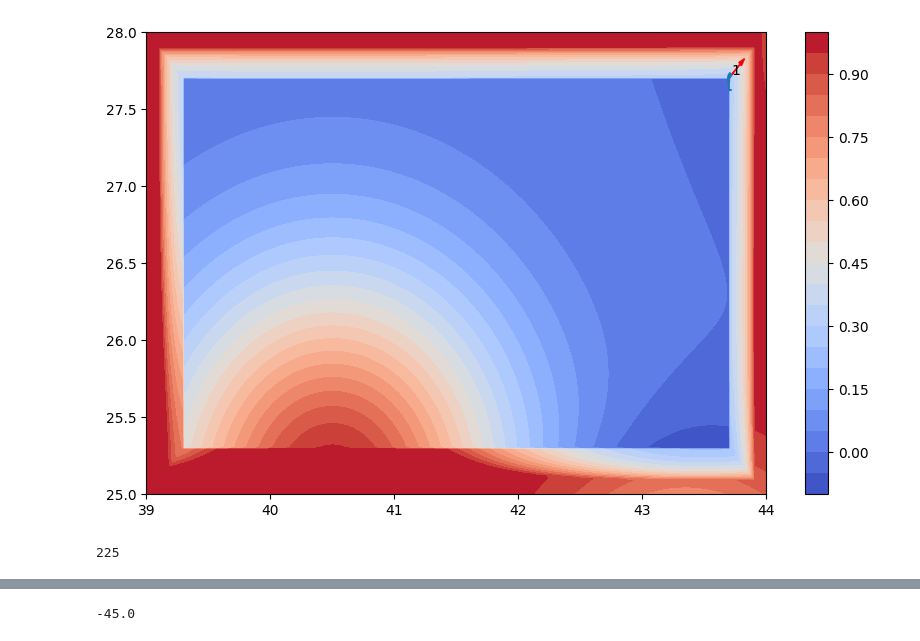
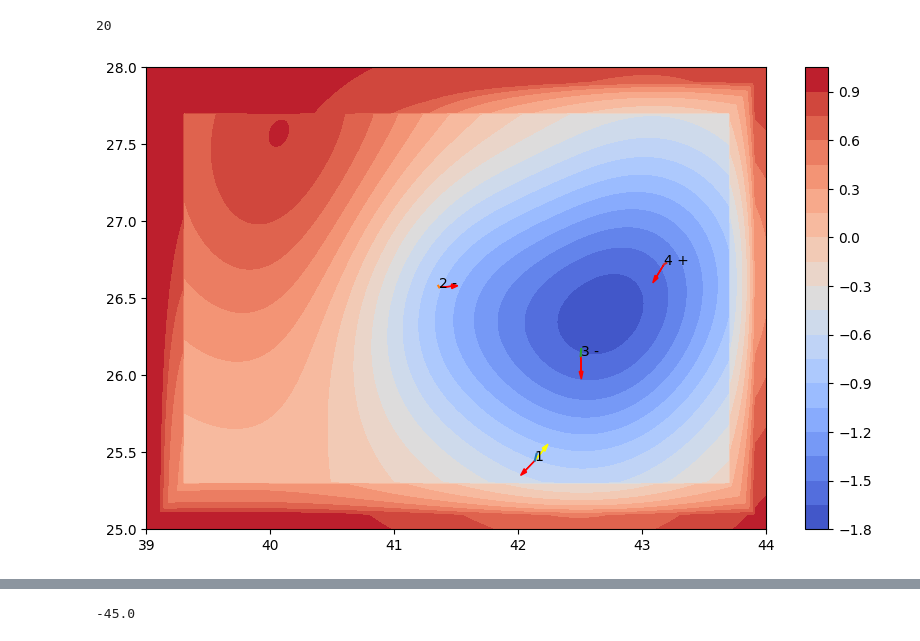
Before and after one commit to alihan-ozturk/sim, a Jupyter notebook: sss.ipynb, the cells around one changed output, grey strips where cells are left out. Drawn from its saved outputs; the diff is of its cells as text; code cells hidden in the pictures.

```diff
--- a/sss.ipynb
+++ b/sss.ipynb
@@ -8,33 +8,43 @@ import time
 from scipy.signal import convolve2d
 from scipy.ndimage import median_filter
 import math
+# %%
+r = 160
+p = 120
+
+
+min(max(r-p, -20), 20)
+# %% [output]
+20
 # %%
 class env:
     def __init__(self, id, x_range, y_range):
         self.id = id
         self.cx, self.cy = (x_range[0]+x_range[1])/2, (y_range[0]+y_range[1])/2
-        self.r = min(abs(x_range[0]-x_range[1]), abs(y_range[0]-y_range[1]))
+        self.rx, self.ry = abs(x_range[0]-x_range[1])/2, abs(y_range[0]-y_range[1])/2
 
-    def forward(self, payload, u=None):
+    def forward(self, payload, r=None):
         assert self.id == payload["takim_numarasi"]
 
-        if u is None:
-#             if (self.cx - payload["iha_enlem"])> self.r or (self.cy - payload["iha_boylam"])> self.r:
-#                 payload["iha_yonelme"] += -180
-#             else:
-            payload["iha_yonelme"] += np.random.randint(-20, 21)
-            rad = np.deg2rad(payload["iha_yonelme"])
+        correction = 0
+        if r is None:
+            if abs(self.cx - payload["iha_enlem"]) > self.rx or abs(self.cy - payload["iha_boylam"]) > self.ry:
+                payload["iha_yonelme"] = (payload["iha_yonelme"] + 180)%360
+                correction = 0.3
+            else:
+                payload["iha_yonelme"] += np.random.randint(-20, 21)
+
         else:
+            payload["iha_yonelme"] += min(max(r-payload["iha_yonelme"], -20), 20)
 
-            payload["iha_yonelme"] = u
-            rad = np.deg2rad(u)
+        rad = np.deg2rad(payload["iha_yonelme"])
 
 
         vx = abs(np.random.normal(0, 0.05))
         vy = abs(np.random.normal(0, 0.05))
 
-        payload["iha_enlem"] += np.random.normal(0, 0.005) + vx * np.sin(rad)
-        payload["iha_boylam"] += np.random.normal(0, 0.005)  + vy * np.cos(rad)
+        payload["iha_enlem"] += np.random.normal(0, 0.005) + vx * np.sin(rad) + correction
+        payload["iha_boylam"] += np.random.normal(0, 0.005)  + vy * np.cos(rad) + correction
         payload["iha_irtifa"] += np.random.normal(0, 0.1)
 
         payload["iha_dikilme"] += np.random.normal(0, 0.1)
@@ -43,12 +53,12 @@ class env:
         payload["zaman_farki"] += np.random.normal(0, 0.1)
         return payload
 # %%
-def plot_arrow(pos):
+def plot_arrow(pos, color="red"):
     rad = np.deg2rad(pos["iha_yonelme"])
     arrow_end_x = pos["iha_enlem"] + 0.1 * np.sin(rad)
     arrow_end_y = pos["iha_boylam"] + 0.1 * np.cos(rad)
     plt.arrow(pos["iha_enlem"], pos["iha_boylam"], arrow_end_x - pos["iha_enlem"], arrow_end_y - pos["iha_boylam"],
-          head_width=0.03, head_length=0.05, fc='red', ec='red')
+          head_width=0.03, head_length=0.05, fc=color, ec=color)
 
 def plot_text(your_pos, pos):
     if your_pos["iha_irtifa"] == pos["iha_irtifa"]:
@@ -180,7 +190,7 @@ payload4 = {
             "zaman_farki": 43
         }
 
-test = generate_map(1, [39, 44], [25, 28], [(40.5, 25)])
+test = generate_map(1, [39, 44], [25, 28], [(np.random.uniform(*x_range), np.random.uniform(*y_range))])
 trim = 0
 u = 0
 
@@ -194,35 +204,34 @@ for i in range(1000):
 
     telem = {"sunucuSaati": {
         "saat": 6,
         "dakika": 53,
         "saniye": 42,
         "milisaniye": 500
     }, "konumBilgileri" : [payload1, payload2, payload3, payload4]}
 
 
     contour, your_pos = test.update(telem)
     ind = pos_to_ind(test.lon, test.lat, your_pos)
     u = gradient_descent(contour, ind, 10, 3)
+    r = your_pos.copy()
+    r["iha_yonelme"] = u
 
     clear_output(wait=True)
 
     plt.figure(figsize=((np.array(contour.shape[::-1])//50).tolist()))
     cp = plt.contourf(test.lat, test.lon, contour, cmap='coolwarm', levels=25)
     plt.colorbar(cp)
     for pos in telem["konumBilgileri"]:
         if should_plot(pos, your_pos, test, trim):
             plot_text(your_pos, pos)
             plot_line(test.cache[pos["takim_numarasi"]])
             plot_arrow(pos)
+    plot_arrow(r, "yellow")
     if trim:
         plt.xlim(your_pos["iha_enlem"]-trim, your_pos["iha_enlem"]+trim)
         plt.ylim(your_pos["iha_boylam"]-trim, your_pos["iha_boylam"]+trim)
 
     plt.show()
     time.sleep(1)
 # %% [output]
-[figure, old version]
+[figure, new version]
-# %%
-180+45
-# %% [output]
-225
```
Also changed, not shown: parts of 4 cells of this notebook.
